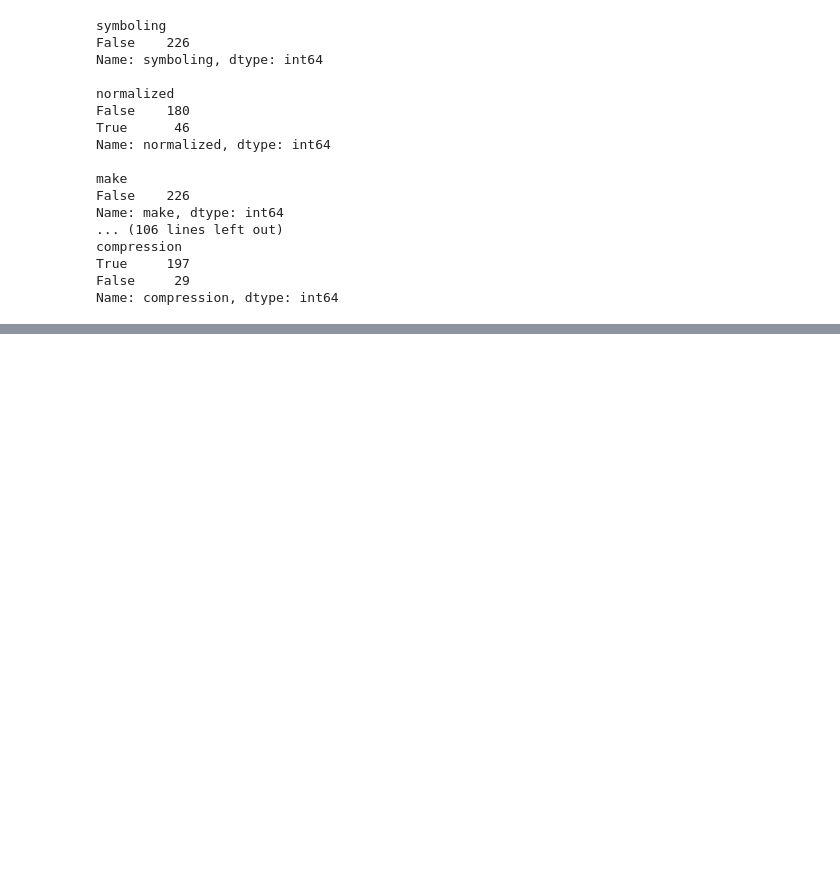
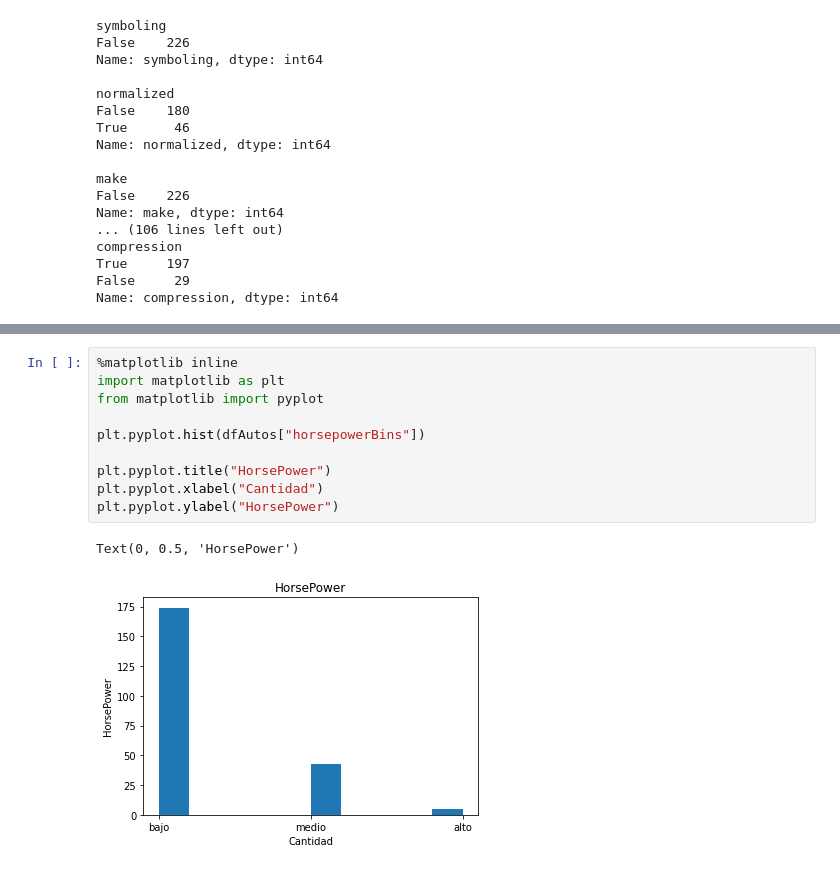
Before and after one commit to KevinCZ1989/DataAnalysis, a Jupyter notebook: EDA_AUTOS_3C2022.ipynb, the cells around one changed output, grey strips where cells are left out. Cells and saved outputs as stored; diff of their text form; blank space fills up the shorter version.

```diff
--- a/EDA_AUTOS_3C2022.ipynb
+++ b/EDA_AUTOS_3C2022.ipynb
@@ -385,0 +549,13 @@ Name: compression, dtype: int64
+# %%
+%matplotlib inline
+import matplotlib as plt
+from matplotlib import pyplot
+
+plt.pyplot.hist(dfAutos["horsepowerBins"])
+
+plt.pyplot.title("HorsePower")
+plt.pyplot.xlabel("Cantidad")
+plt.pyplot.ylabel("HorsePower")
+# %% [output]
+Text(0, 0.5, 'HorsePower')
+[figure, added]
```
Also changed, not shown: parts of 42 cells of this notebook.
